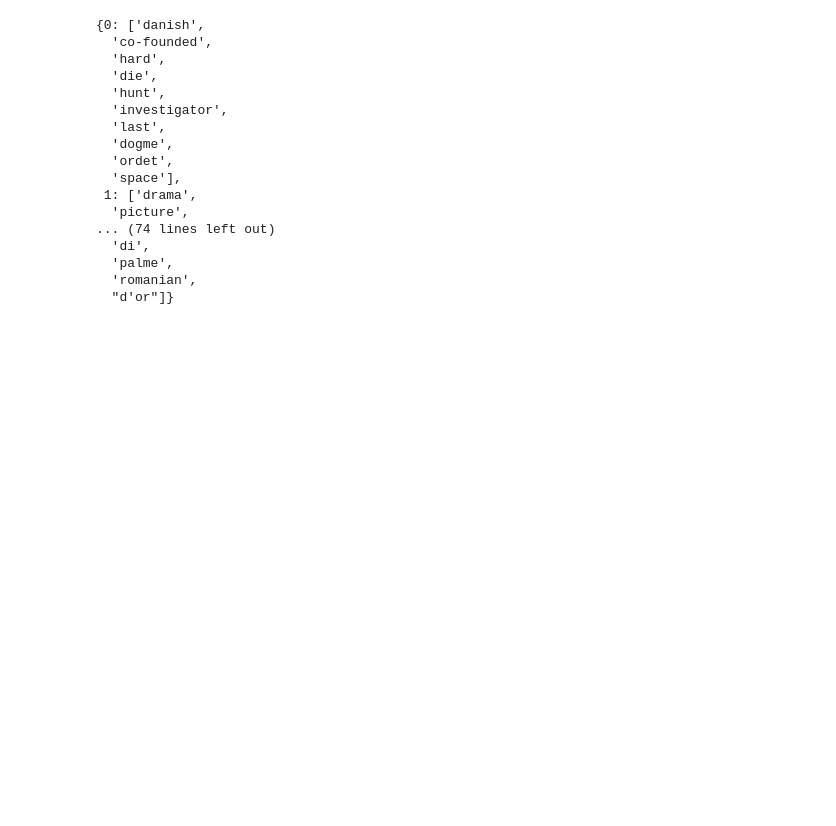
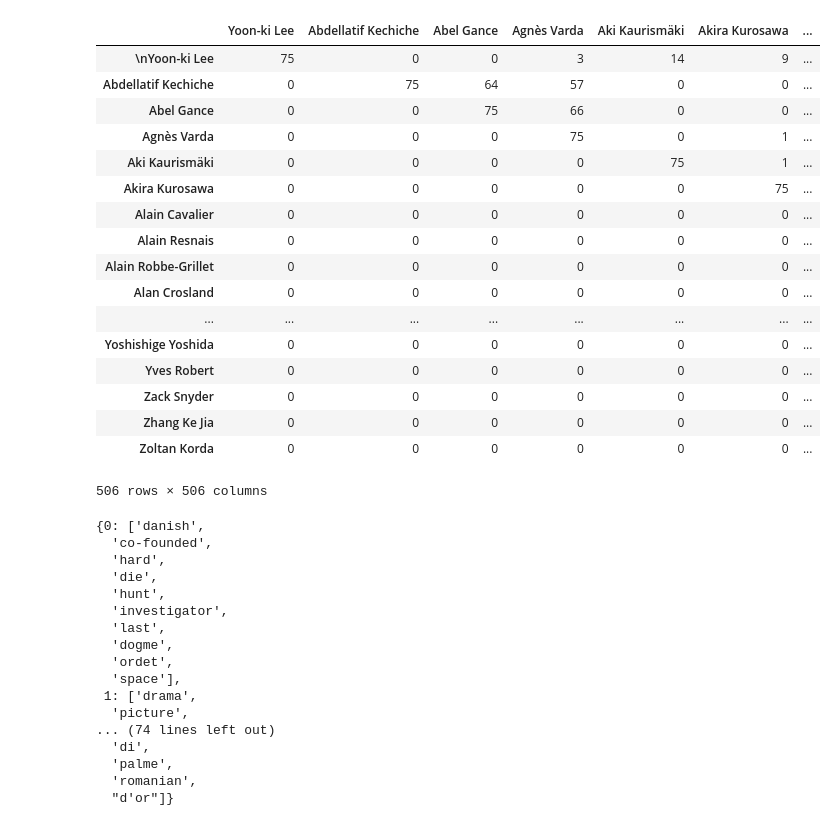
Before and after one commit to eltsyr/moviesIA, a Jupyter notebook: Clustering Directors thru NLP.ipynb, the cells around one changed output. Cells and saved outputs as stored; diff of their text form; code cells hidden in the pictures; blank space fills up the shorter version.

Commit message:
ajout link matrix

```diff
--- a/Clustering Directors thru NLP.ipynb
+++ b/Clustering Directors thru NLP.ipynb
@@ -59,12 +59,12 @@ def GetWikipediaSummary(director):
     return summary
 # %%
 # Le plan
-# 1. Récupérer pour les 250 réalisateurs les mieux notés en moyenne
+# 1. Récupérer pour les N réalisateurs les mieux notés en moyenne
 # 2. Appliquer une pondération TF-IDF (Term Frequency / Inverse Document Frequency)
 # 3. Lancer un algo de clustering
 
 #Step 1
-df = pd.read_csv("favorite_directors.csv", sep=";", low_memory=False, names = ["director_name"])
+df = pd.read_csv("500 favorite directors.csv", sep=";", low_memory=False, names = ["director_name"])
 df.set_index("director_name",inplace=True)
 # %%
 #on vire les index dupliqués éventuellement
@@ -127,0 +114,23 @@ Converged at iteration 2: center shift 0.000000e+00 within tolerance 5.850324e-0
+# %%
+import datetime
+#On clusterise N fois, et à chaque fois que X est dans le même groupe que Y on ajouter 1 à la matrice link_strength
+nb_cluster = 9
+nb_jobs = 75
+director_names = list(df.index)
+link_strength = pd.DataFrame(data=0,index=director_names,columns = director_names)
+for i in range(nb_jobs):
+    #On applique la transformation TFIDF
+    vectorizer = TfidfVectorizer(max_df=0.5,min_df=2,stop_words="english")
+    X = vectorizer.fit_transform(liste)
+    km = KMeans(n_clusters = nb_cluster ,init="k-means++",max_iter=100,n_init=1,verbose=False)
+    km.fit(X)
+    cardinal_by_group = np.unique(km.labels_,return_counts=True)[1]
+    print(str(datetime.datetime.now())+":"+str(np.unique(km.labels_,return_counts=True)))
+    #stockage des liens
+    for groupe_id in range(nb_cluster):
+        df["labels"]=km.labels_
+        directors_of_this_group = df[df["labels"]==groupe_id].index
+         #on renforce le lien du 1er directeur avec tous les suivants, puis du 2nd avec les suivants, etc.
+        for i in range(len(directors_of_this_group)):
+            for j in range (i,len(directors_of_this_group)):
+                link_strength.loc[[directors_of_this_group[i]], [directors_of_this_group[j]]]+=1
@@ -127,0 +155,21 @@ Converged at iteration 2: center shift 0.000000e+00 within tolerance 5.850324e-0
+# %%
+link_strength
+# %% [output]
+|  | Yoon-ki Lee | Abdellatif Kechiche | Abel Gance | Agnès Varda | Aki Kaurismäki | Akira Kurosawa | ... |
+| \nYoon-ki Lee | 75 | 0 | 0 | 3 | 14 | 9 | ... |
+| Abdellatif Kechiche | 0 | 75 | 64 | 57 | 0 | 0 | ... |
+| Abel Gance | 0 | 0 | 75 | 66 | 0 | 0 | ... |
+| Agnès Varda | 0 | 0 | 0 | 75 | 0 | 1 | ... |
+| Aki Kaurismäki | 0 | 0 | 0 | 0 | 75 | 1 | ... |
+| Akira Kurosawa | 0 | 0 | 0 | 0 | 0 | 75 | ... |
+| Alain Cavalier | 0 | 0 | 0 | 0 | 0 | 0 | ... |
+| Alain Resnais | 0 | 0 | 0 | 0 | 0 | 0 | ... |
+| Alain Robbe-Grillet | 0 | 0 | 0 | 0 | 0 | 0 | ... |
+| Alan Crosland | 0 | 0 | 0 | 0 | 0 | 0 | ... |
+| ... | ... | ... | ... | ... | ... | ... | ... |
+| Yoshishige Yoshida | 0 | 0 | 0 | 0 | 0 | 0 | ... |
+| Yves Robert | 0 | 0 | 0 | 0 | 0 | 0 | ... |
+| Zack Snyder | 0 | 0 | 0 | 0 | 0 | 0 | ... |
+| Zhang Ke Jia | 0 | 0 | 0 | 0 | 0 | 0 | ... |
+| Zoltan Korda | 0 | 0 | 0 | 0 | 0 | 0 | ... |
+506 rows × 506 columns
```
Also changed, not shown: parts of 6 cells of this notebook, 2 other files.
